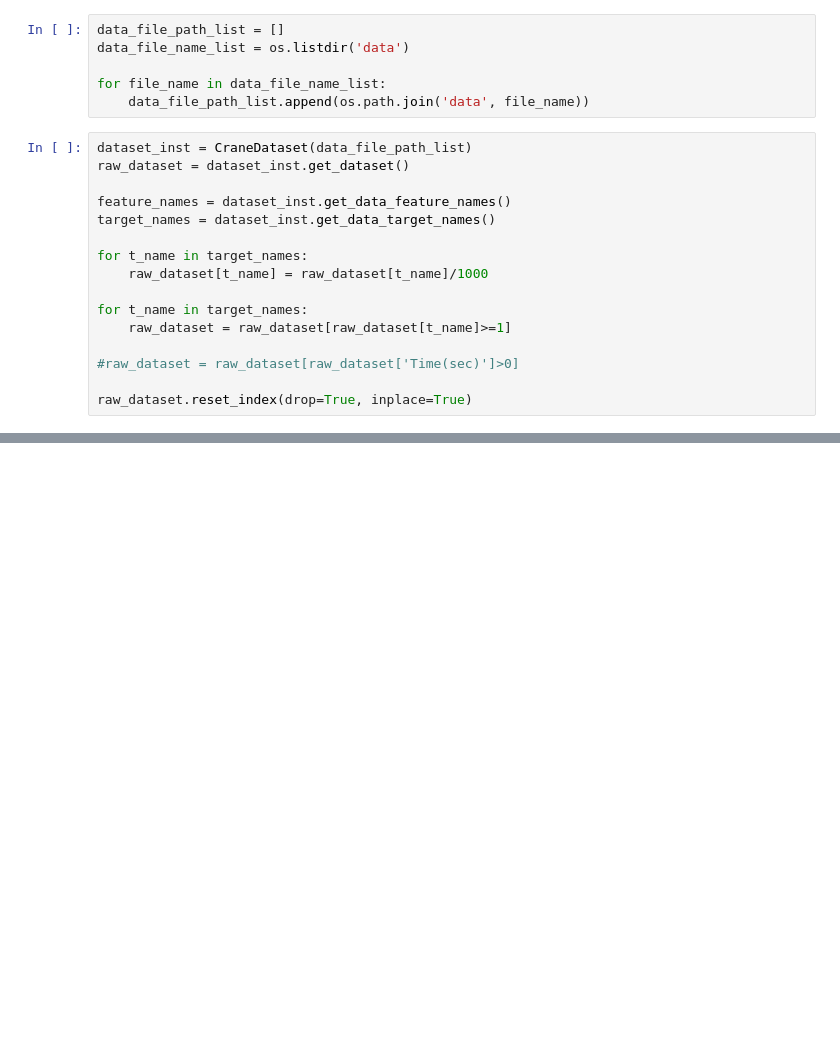
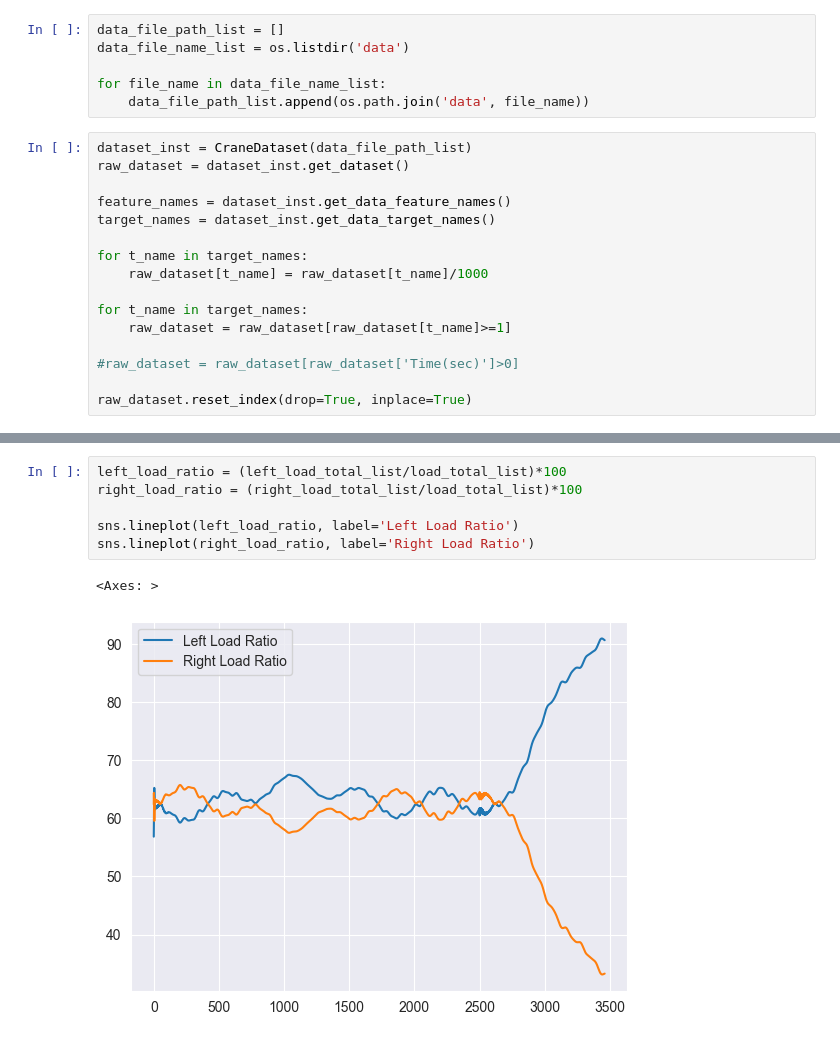
Before and after one commit to jinbeomjeong/estimate_crawler_crane_ground_pressure, a Jupyter notebook: detect_roll_over.ipynb, the cells around one changed output, grey strips where cells are left out. Drawn from its saved outputs; the diff is of its cells as text; blank space fills up the shorter version.

```diff
--- a/detect_roll_over.ipynb
+++ b/detect_roll_over.ipynb
@@ -29,0 +92,9 @@ raw_dataset.reset_index(drop=True, inplace=True)
+# %%
+left_load_ratio = (left_load_total_list/load_total_list)*100
+right_load_ratio = (right_load_total_list/load_total_list)*100
+
+sns.lineplot(left_load_ratio, label='Left Load Ratio')
+sns.lineplot(right_load_ratio, label='Right Load Ratio')
+# %% [output]
+<Axes: >
+[figure, added]
```
Also changed, not shown: parts of 19 cells of this notebook.
